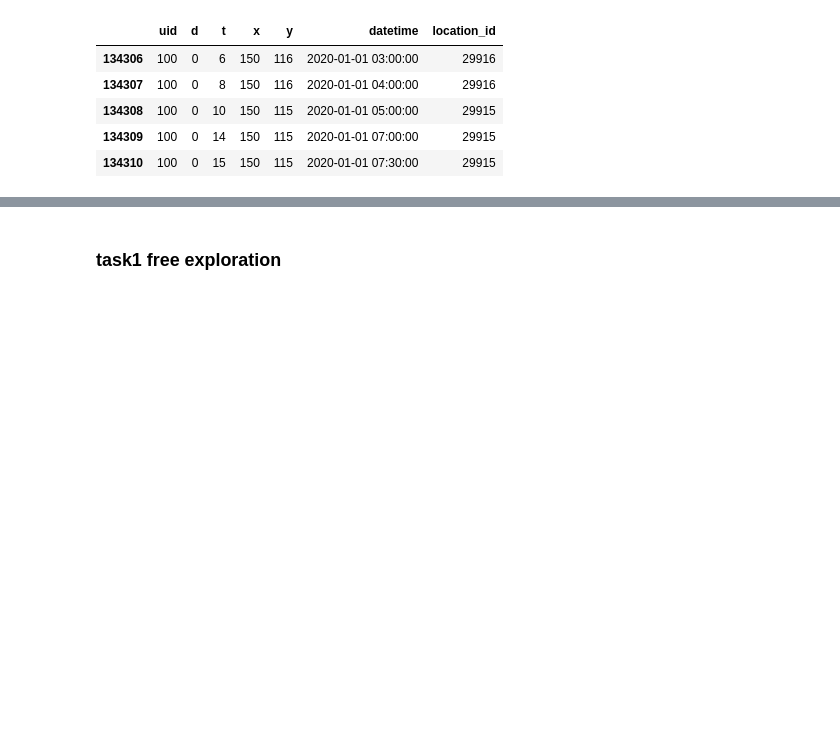
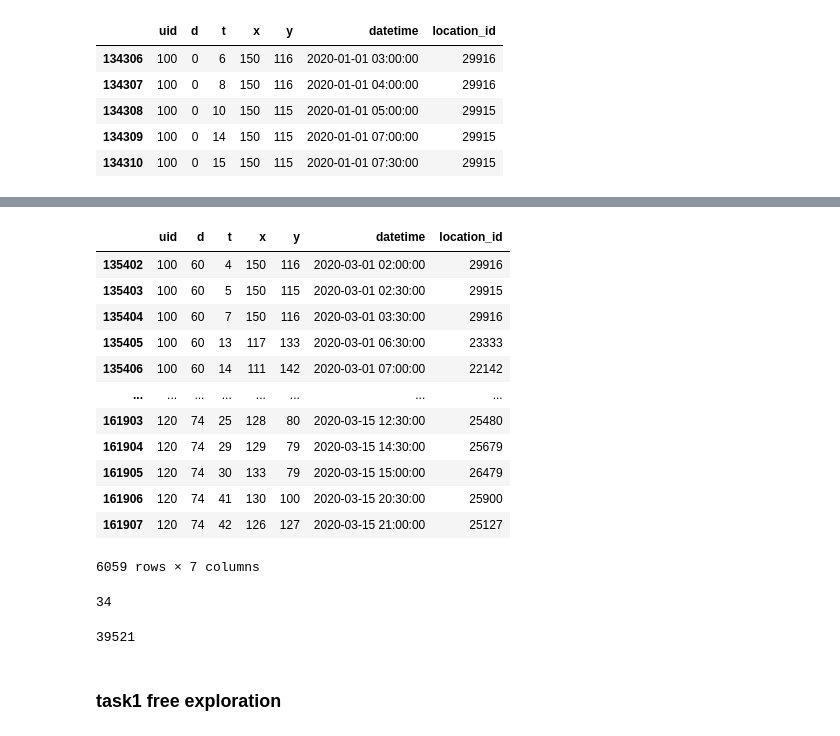
Before and after one commit to rongboxu/tft_tf2, a Jupyter notebook: data_analysis.ipynb, the cells around one changed output, grey strips where cells are left out. Cells and saved outputs as stored; diff of their text form; code cells hidden in the pictures; blank space fills up the shorter version.

```diff
--- a/data_analysis.ipynb
+++ b/data_analysis.ipynb
@@ -93,3 +146,29 @@ sample_df.to_csv(output_file_path, index=False)
+# %%
+test = sample_df.loc[sample_df["d"] >= 60]
+# %%
+test
+# %% [output]
+|  | uid | d | t | x | y | datetime | location_id |
+| 135402 | 100 | 60 | 4 | 150 | 116 | 2020-03-01 02:00:00 | 29916 |
+| 135403 | 100 | 60 | 5 | 150 | 115 | 2020-03-01 02:30:00 | 29915 |
+| 135404 | 100 | 60 | 7 | 150 | 116 | 2020-03-01 03:30:00 | 29916 |
+| 135405 | 100 | 60 | 13 | 117 | 133 | 2020-03-01 06:30:00 | 23333 |
+| 135406 | 100 | 60 | 14 | 111 | 142 | 2020-03-01 07:00:00 | 22142 |
+| ... | ... | ... | ... | ... | ... | ... | ... |
+| 161903 | 120 | 74 | 25 | 128 | 80 | 2020-03-15 12:30:00 | 25480 |
+| 161904 | 120 | 74 | 29 | 129 | 79 | 2020-03-15 14:30:00 | 25679 |
+| 161905 | 120 | 74 | 30 | 133 | 79 | 2020-03-15 15:00:00 | 26479 |
+| 161906 | 120 | 74 | 41 | 130 | 100 | 2020-03-15 20:30:00 | 25900 |
+| 161907 | 120 | 74 | 42 | 126 | 127 | 2020-03-15 21:00:00 | 25127 |
+6059 rows × 7 columns
+# %%
+test['location_id'].min()
+# %% [output]
+34
+# %%
+test['location_id'].max()
+# %% [output]
+39521
 # %% [markdown]
 ### task1 free exploration
 # %%
```
Also changed, not shown: parts of 7 cells of this notebook, 3 other files.
